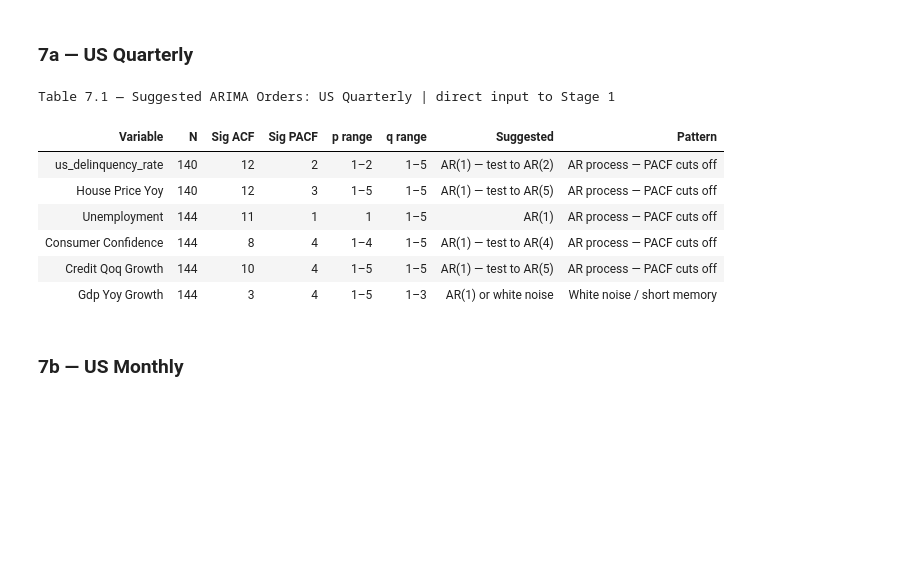
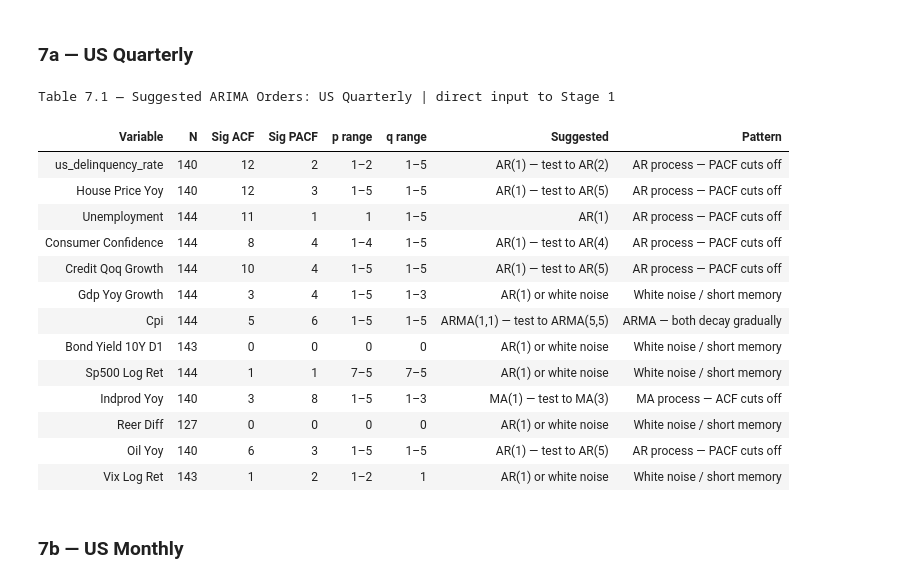
Before and after one commit to hogandan85/ST-498, a Jupyter notebook: Code/01_EDA.ipynb, the cells around one changed output. Drawn from its saved outputs; the diff is of its cells as text; code cells hidden in the pictures; blank space fills up the shorter version.

```diff
--- a/Code/01_EDA.ipynb
+++ b/Code/01_EDA.ipynb
@@ -310,7 +308,7 @@ fig.add_hline(y=mean_val, line_dash='dash', line_color=GREY, line_width=1.5,
               annotation_position='top right', annotation_font_color=GREY)
 fig = add_recessions(fig, RECESSIONS_USM)
 for s, e in [('2007', '2010'), ('2019', '2021')]:
-    sub = df_usq[TARGET_USQ].loc[s:e].dropna()
+    sub = df_usm[TARGET_USM].loc[s:e].dropna()
     if not sub.empty:
         fig.add_annotation(x=sub.idxmax(), y=sub.max(), text=f'{sub.max():.1f}%',
             showarrow=True, arrowhead=2, arrowcolor=RED,
@@ -506,8 +503,6 @@ df_usq['us_delinquency_rate_raw'] = df_usq[TARGET].copy()
 df_usq['delinquency_spline'] = df_usq[TARGET].copy()
 covid_idx = np.where(covid_mask)[0]
 df_usq.loc[covid_mask, 'delinquency_spline'] = cs(covid_idx)
-df_usq['us_delinquency_rate'] = df_usq['delinquency_spline'].copy()
-df_usq['covid_dummy'] = covid_mask.astype(int)
 
 # Overwrite us_delinquency_rate with adjusted series so all downstream
 # notebooks inherit the correction automatically
@@ -591,11 +585,13 @@ The **variable register table** documents every column in the dataframe — whic
 df_usq['us_house_price_yoy'] = df_usq['us_house_price_idx'].pct_change(4) * 100
 df_usq['us_indprod_yoy']     = df_usq['us_industrial_production'].pct_change(4) * 100
 df_usq['us_oil_yoy']         = df_usq['us_oil_price'].pct_change(4) * 100
-df_usq['us_reer_interp']     = df_usq['us_reer'].interpolate(method='linear', limit_direction='both')
-df_usq['us_reer_diff']       = df_usq['us_reer_interp'].diff()
+df_usq['us_reer_diff']       = df_usq['us_reer'].diff()
+# Note: us_reer has no data before 1994 (16 missing quarters, see Section 1a).
+# us_reer_diff is left with leading NaNs rather than interpolated, so it
+# matches the treatment used in Stage A forecasting (02b TRANSFORM_CONFIG).
 
 print('Derived columns added to df_usq:')
-for c in ['us_house_price_yoy', 'us_indprod_yoy', 'us_oil_yoy', 'us_reer_interp', 'us_reer_diff']:
+for c in ['us_house_price_yoy', 'us_indprod_yoy', 'us_oil_yoy', 'us_reer_diff']:
     print(f'  {c:30s}  non-null: {df_usq[c].notna().sum()}')
 print(f'Total columns now: {df_usq.shape[1]}  (was {raw_usq.shape[1]})')
 # %% [output]
@@ -1618,11 +1603,19 @@ CCF functions defined.
 # %% [markdown]
 ### 5a — US Quarterly
 # %%
-lag_df_usq, lag_spec_usq, CONF_USQ, N_USQ = ccf_block(
+lag_df_usq, lag_spec_usq = ccf_block(
     df_model_usq, TARGET_USQ, FEATURES_STAT_USQ,
     PREFIX_USQ, label='US Quarterly', unit='Q')
 
 SIG_VARS_USQ = lag_df_usq[lag_df_usq['Significant 95%'] == 'Yes']['Variable'].tolist()
+
+lag_spec_usq['us_cpi'] = {'lag': 6, 'col': 'us_cpi_L6'}
+df_model_usq['us_cpi_L6'] = df_model_usq['us_cpi'].shift(6)
+STAGE2_REGRESSORS_USQ = SIG_VARS_USQ + ['us_cpi']
+print('Note: us_cpi_L0 (CCF-detected peak) remains in the dataframe but is superseded')
+print('      by us_cpi_L6 for Stage 2 — retained per the "nothing is dropped" principle.')
+
 print(f'\nSignificant predictors ({len(SIG_VARS_USQ)}): {SIG_VARS_USQ}')
-print(f'95% CI threshold: ±{CONF_USQ:.3f}  |  N={N_USQ}')
+print(f'Stage 2 regressors ({len(STAGE2_REGRESSORS_USQ)}, incl. us_cpi at lag 6): {STAGE2_REGRESSORS_USQ}')
+print(lag_df_usq[['Variable', 'N', '95% CI']].to_string(index=False))
 # %% [output]
@@ -2030,19 +2046,27 @@ ACF/PACF functions defined.
 # %% [markdown]
 ### 7a — US Quarterly
 # %%
+ALL_VARS_USQ = lag_df_usq['Variable'].tolist()
+
 acf_pacf_target(df_model_usq, TARGET_USQ, 12, 'US Quarterly')
-# acf_pacf_features(df_model_usq, SIG_VARS_USQ, PREFIX_USQ, 12, 'US Quarterly')
 arima_df_usq = arima_table(
-    df_model_usq, TARGET_USQ, SIG_VARS_USQ, PREFIX_USQ, 12, 'US Quarterly')
+    df_model_usq, TARGET_USQ, ALL_VARS_USQ, PREFIX_USQ, 12, 'US Quarterly')
 # %% [output]
 Table 7.1 — Suggested ARIMA Orders: US Quarterly | direct input to Stage 1
 | Variable | N | Sig ACF | Sig PACF | p range | q range | Suggested | Pattern |
 | us_delinquency_rate | 140 | 12 | 2 | 1–2 | 1–5 | AR(1) — test to AR(2) | AR process — PACF cuts off |
 | House Price Yoy | 140 | 12 | 3 | 1–5 | 1–5 | AR(1) — test to AR(5) | AR process — PACF cuts off |
 | Unemployment | 144 | 11 | 1 | 1 | 1–5 | AR(1) | AR process — PACF cuts off |
 | Consumer Confidence | 144 | 8 | 4 | 1–4 | 1–5 | AR(1) — test to AR(4) | AR process — PACF cuts off |
 | Credit Qoq Growth | 144 | 10 | 4 | 1–5 | 1–5 | AR(1) — test to AR(5) | AR process — PACF cuts off |
 | Gdp Yoy Growth | 144 | 3 | 4 | 1–5 | 1–3 | AR(1) or white noise | White noise / short memory |
+| Cpi | 144 | 5 | 6 | 1–5 | 1–5 | ARMA(1,1) — test to ARMA(5,5) | ARMA — both decay gradually |
+| Bond Yield 10Y D1 | 143 | 0 | 0 | 0 | 0 | AR(1) or white noise | White noise / short memory |
+| Sp500 Log Ret | 144 | 1 | 1 | 7–5 | 7–5 | AR(1) or white noise | White noise / short memory |
+| Indprod Yoy | 140 | 3 | 8 | 1–5 | 1–3 | MA(1) — test to MA(3) | MA process — ACF cuts off |
+| Reer Diff | 127 | 0 | 0 | 0 | 0 | AR(1) or white noise | White noise / short memory |
+| Oil Yoy | 140 | 6 | 3 | 1–5 | 1–5 | AR(1) — test to AR(5) | AR process — PACF cuts off |
+| Vix Log Ret | 143 | 1 | 2 | 1–2 | 1 | AR(1) or white noise | White noise / short memory |
 # %% [markdown]
 ### 7b — US Monthly
 # %%
```
Also changed, not shown: parts of 25 cells of this notebook, 3 other files.
